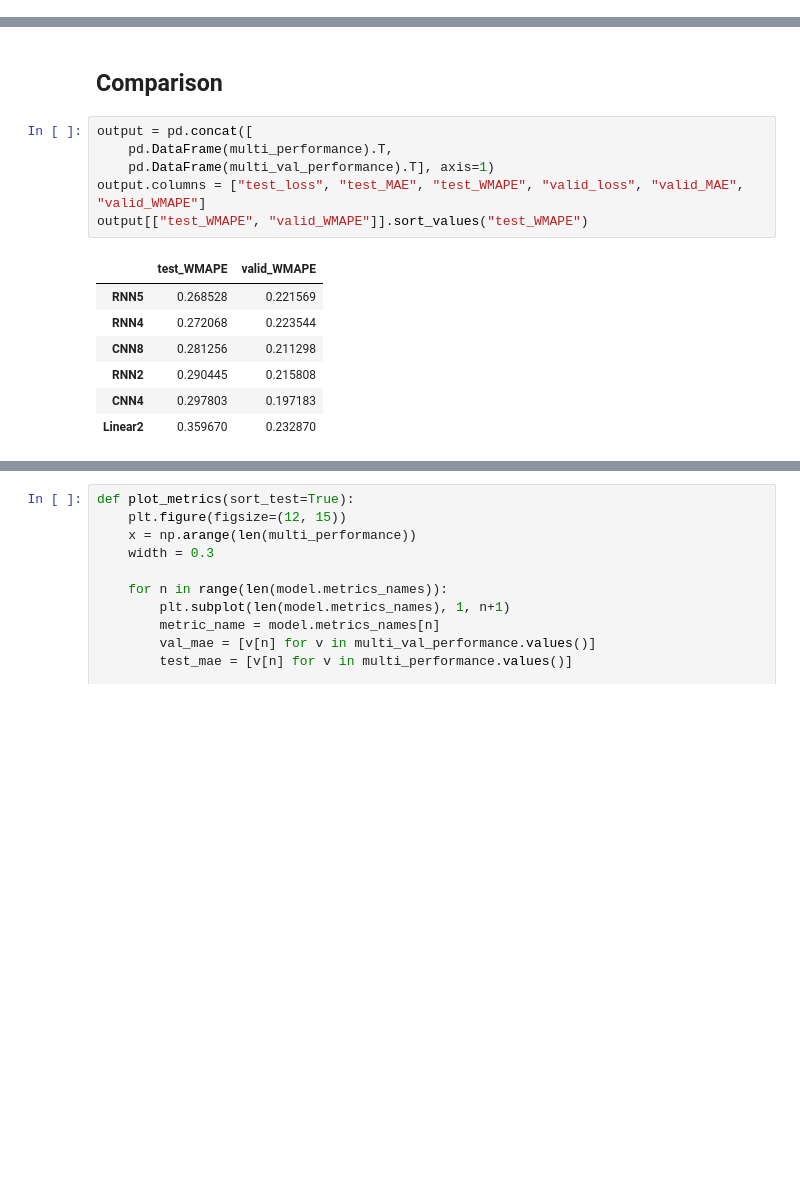
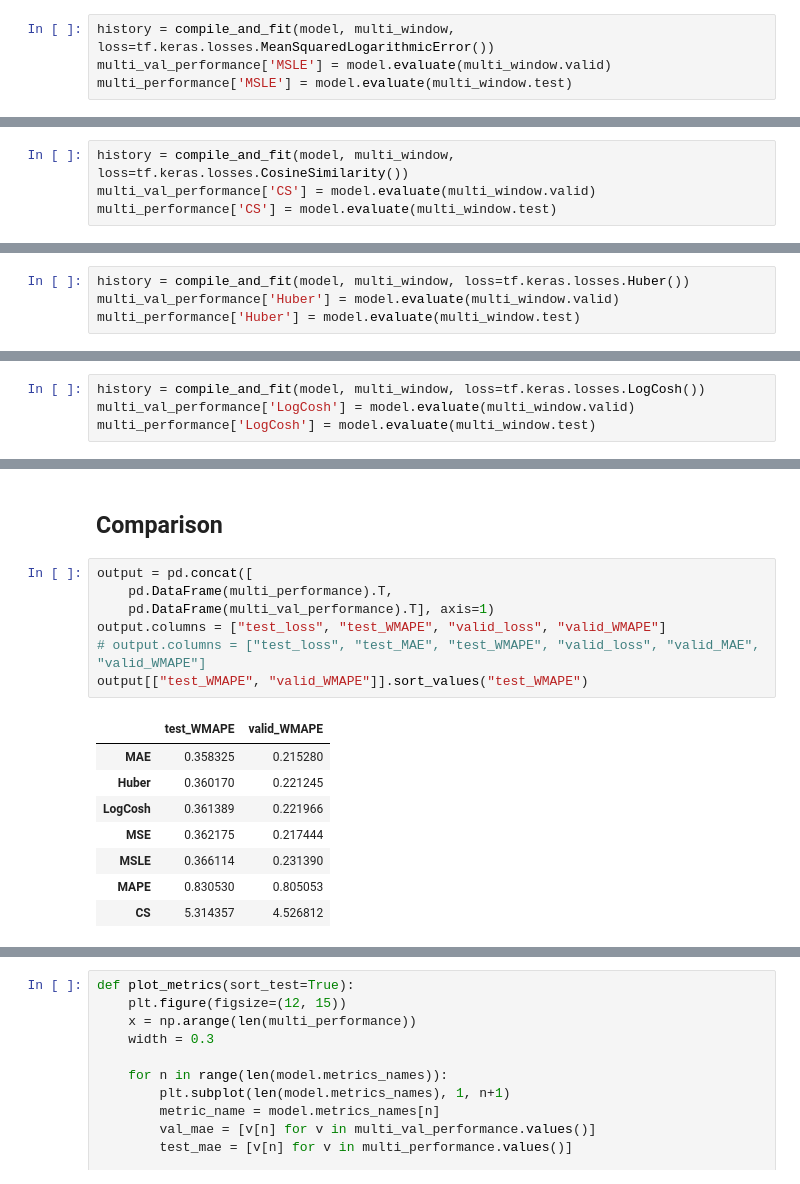
Before and after one commit to sarikayamerts/thesis, a Jupyter notebook: notebooks/lstm_tf_single_plant.ipynb, the cells around one changed output, grey strips where cells are left out. Drawn from its saved outputs; the diff is of its cells as text; blank space fills up the shorter version.

```diff
--- a/notebooks/lstm_tf_single_plant.ipynb
+++ b/notebooks/lstm_tf_single_plant.ipynb
@@ -371,0 +472,4 @@ Epoch 23: early stopping
+# %%
+history = compile_and_fit(model, multi_window, loss=tf.keras.losses.MeanSquaredLogarithmicError())
+multi_val_performance['MSLE'] = model.evaluate(multi_window.valid)
+multi_performance['MSLE'] = model.evaluate(multi_window.test)
@@ -371,0 +479,4 @@ Epoch 23: early stopping
+# %%
+history = compile_and_fit(model, multi_window, loss=tf.keras.losses.CosineSimilarity())
+multi_val_performance['CS'] = model.evaluate(multi_window.valid)
+multi_performance['CS'] = model.evaluate(multi_window.test)
@@ -371,0 +486,4 @@ Epoch 23: early stopping
+# %%
+history = compile_and_fit(model, multi_window, loss=tf.keras.losses.Huber())
+multi_val_performance['Huber'] = model.evaluate(multi_window.valid)
+multi_performance['Huber'] = model.evaluate(multi_window.test)
@@ -371,0 +493,4 @@ Epoch 23: early stopping
+# %%
+history = compile_and_fit(model, multi_window, loss=tf.keras.losses.LogCosh())
+multi_val_performance['LogCosh'] = model.evaluate(multi_window.valid)
+multi_performance['LogCosh'] = model.evaluate(multi_window.test)
@@ -910,17 +1485,19 @@ multi_window.plot(model, max_subplots=5)
 # %%
 output = pd.concat([
     pd.DataFrame(multi_performance).T,
     pd.DataFrame(multi_val_performance).T], axis=1)
-output.columns = ["test_loss", "test_MAE", "test_WMAPE", "valid_loss", "valid_MAE", "valid_WMAPE"]
+output.columns = ["test_loss", "test_WMAPE", "valid_loss", "valid_WMAPE"]
+# output.columns = ["test_loss", "test_MAE", "test_WMAPE", "valid_loss", "valid_MAE", "valid_WMAPE"]
 output[["test_WMAPE", "valid_WMAPE"]].sort_values("test_WMAPE")
 # %% [output]
 |  | test_WMAPE | valid_WMAPE |
-| RNN5 | 0.268528 | 0.221569 |
-| RNN4 | 0.272068 | 0.223544 |
-| CNN8 | 0.281256 | 0.211298 |
-| RNN2 | 0.290445 | 0.215808 |
-| CNN4 | 0.297803 | 0.197183 |
-| Linear2 | 0.359670 | 0.232870 |
+| MAE | 0.358325 | 0.215280 |
+| Huber | 0.360170 | 0.221245 |
+| LogCosh | 0.361389 | 0.221966 |
+| MSE | 0.362175 | 0.217444 |
+| MSLE | 0.366114 | 0.231390 |
+| MAPE | 0.830530 | 0.805053 |
+| CS | 5.314357 | 4.526812 |
 # %%
 # !pip install tabulate
 print(output[["test_WMAPE", "valid_WMAPE"]].sort_values("test_WMAPE").to_markdown())
```
Also changed, not shown: parts of 93 cells of this notebook, 6 other files.
